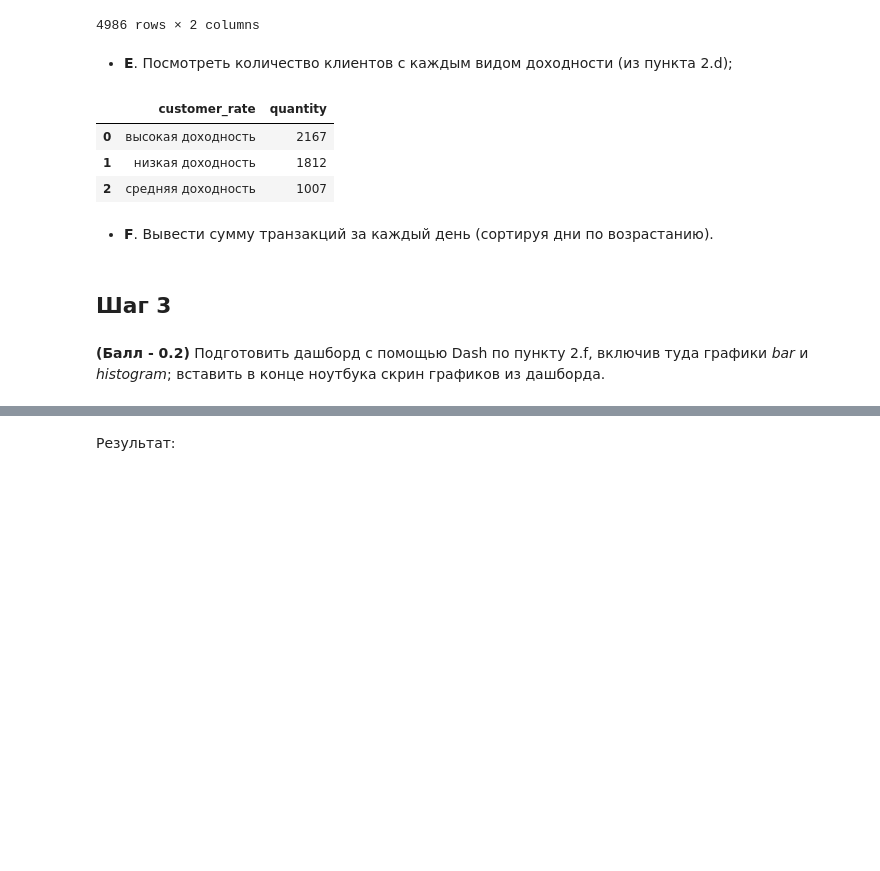
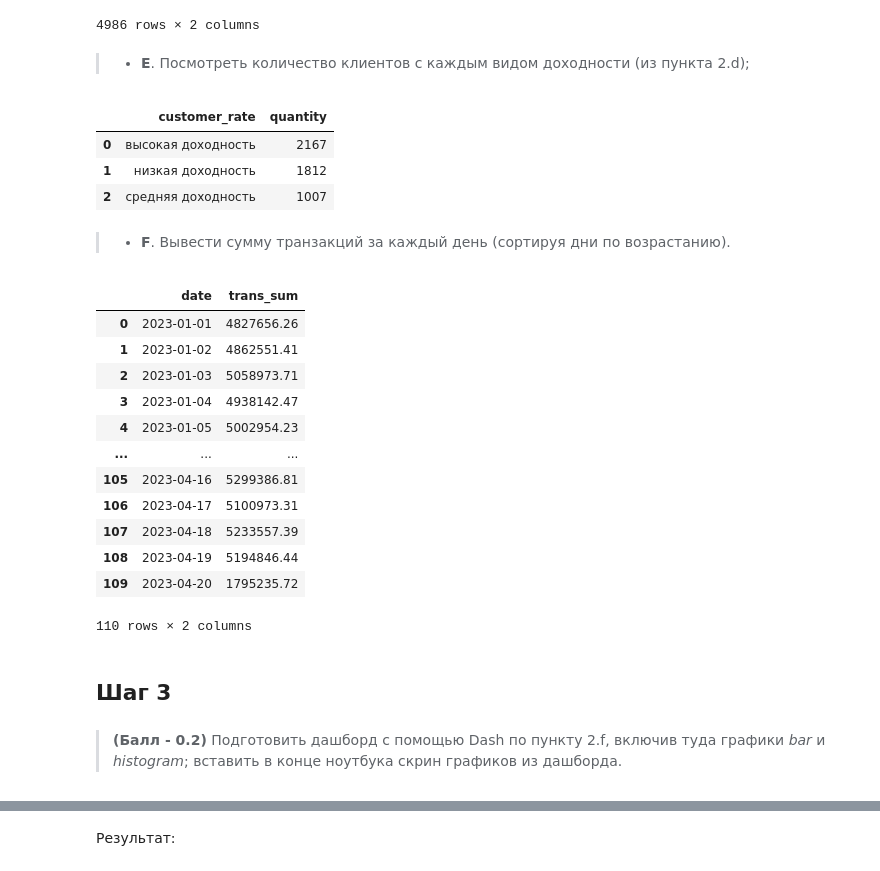
Before and after one commit to savspit/mipt_data_storage, a Jupyter notebook: homeworks/hw2/hw2.ipynb, the cells around one changed output, grey strips where cells are left out. Drawn from its saved outputs; the diff is of its cells as text; code cells hidden in the pictures; blank space fills up the shorter version.

```diff
--- a/homeworks/hw2/hw2.ipynb
+++ b/homeworks/hw2/hw2.ipynb
@@ -252,7 +262,7 @@ pd.read_sql(query_d, conn)
 | 4985 | 4999 | высокая доходность |
 4986 rows × 2 columns
 # %% [markdown]
-- **E**. Посмотреть количество клиентов с каждым видом доходности (из пункта 2.d);
+> - **E**. Посмотреть количество клиентов с каждым видом доходности (из пункта 2.d);
 # %%
 pd.read_sql(
     f'''
@@ -268,20 +278,36 @@ conn)
 | 1 | низкая доходность | 1812 |
 | 2 | средняя доходность | 1007 |
 # %% [markdown]
-- **F**. Вывести сумму транзакций за каждый день (сортируя дни по возрастанию).
+> - **F**. Вывести сумму транзакций за каждый день (сортируя дни по возрастанию).
 # %%
 response_f = pd.read_sql(
     f'''
     SELECT DATE(tx_datetime, 'unixepoch') as date, SUM(tx_amount) as trans_sum
     FROM {table_name}
     GROUP BY date
     ORDER BY date
     ''',
 conn)
+
+display(response_f)
+# %% [output]
+|  | date | trans_sum |
+| 0 | 2023-01-01 | 4827656.26 |
+| 1 | 2023-01-02 | 4862551.41 |
+| 2 | 2023-01-03 | 5058973.71 |
+| 3 | 2023-01-04 | 4938142.47 |
+| 4 | 2023-01-05 | 5002954.23 |
+| ... | ... | ... |
+| 105 | 2023-04-16 | 5299386.81 |
+| 106 | 2023-04-17 | 5100973.31 |
+| 107 | 2023-04-18 | 5233557.39 |
+| 108 | 2023-04-19 | 5194846.44 |
+| 109 | 2023-04-20 | 1795235.72 |
+110 rows × 2 columns
 # %% [markdown]
 ## Шаг 3
 # %% [markdown]
-**(Балл - 0.2)** Подготовить дашборд с помощью Dash по пункту 2.f, включив туда графики _bar_ и _histogram_; вставить в конце ноутбука скрин графиков из дашборда.
+> **(Балл - 0.2)** Подготовить дашборд с помощью Dash по пункту 2.f, включив туда графики _bar_ и _histogram_; вставить в конце ноутбука скрин графиков из дашборда.
 # %%
 app = Dash()
 title_1 = 'Сумма транзакций за каждый день'
```
Also changed, not shown: parts of 19 cells of this notebook.
